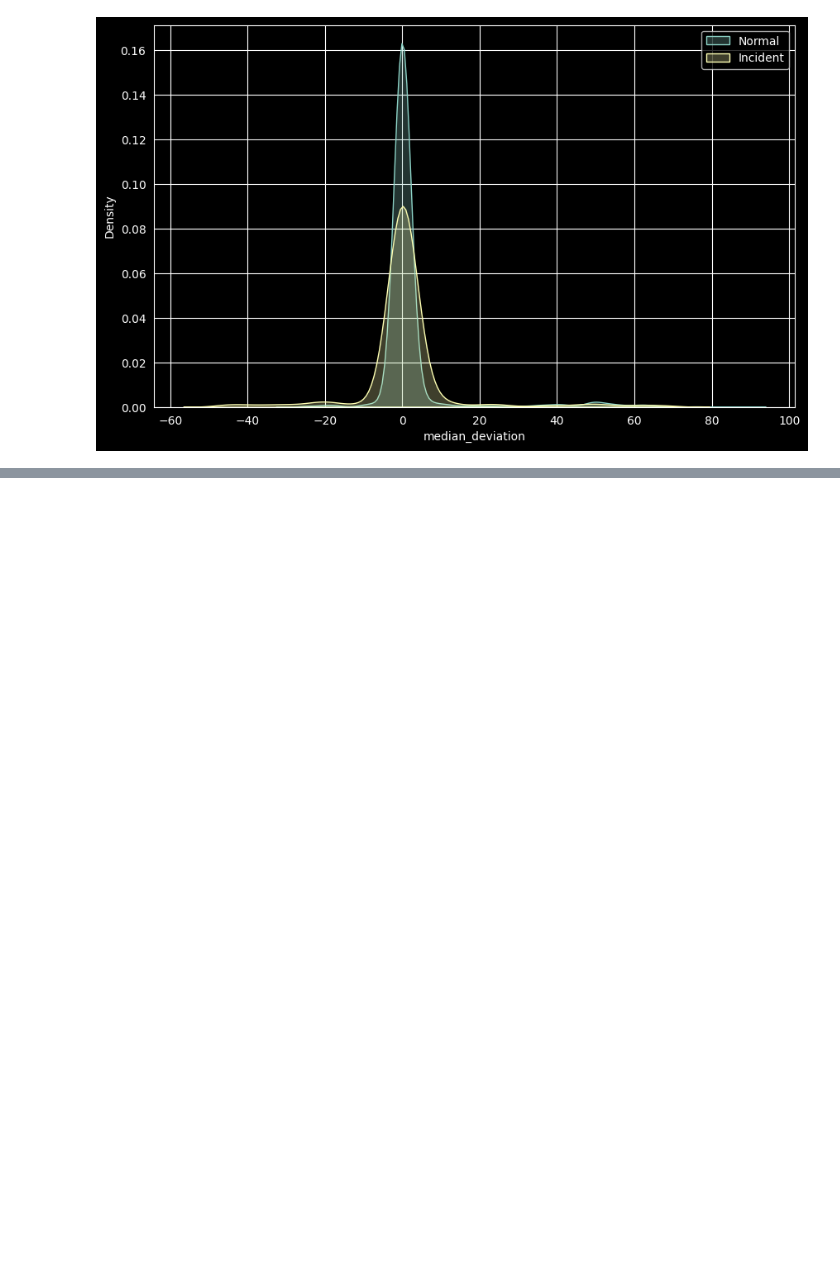
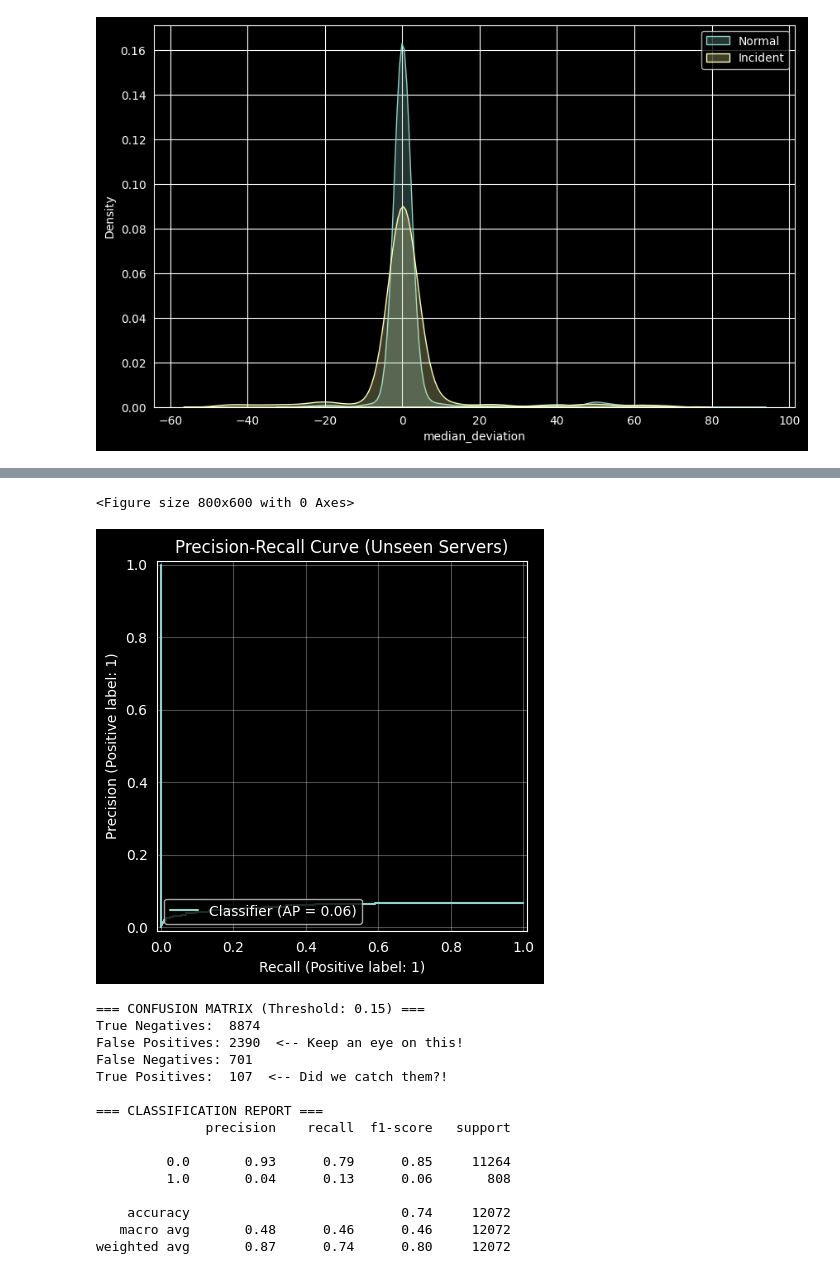
Before and after one commit to Botosel04/PredictiveAlerting-CloudMetrics, a Jupyter notebook: PredictiveAlert.ipynb, the cells around one changed output, grey strips where cells are left out. Drawn from its saved outputs; the diff is of its cells as text; code cells hidden in the pictures; blank space fills up the shorter version.

Commit message:
Baseline pipeline working, Precision 6.54

```diff
--- a/PredictiveAlert.ipynb
+++ b/PredictiveAlert.ipynb
@@ -2,6 +2,4 @@
 import pandas as pd
 import json
 import os
-
-ANOMALY_WINDOW_PATH = 'labels/combined_windows.json'
 # %%
@@ -51,6 +49,7 @@ print(df[df['is_incident'] == 1])
 
 [405 rows x 3 columns]
 # %%
+import pywt
 import numpy as np
 
 def engineer_features(df, rolling_window_size=12):
@@ -65,16 +64,28 @@ def engineer_features(df, rolling_window_size=12):
     rolling_median = df['value'].rolling(window=rolling_window_size, min_periods=1).median()
     df['median_deviation'] = df['value'] - rolling_median
 
+    chomp_threshold = rolling_median * 0.05
+    df['clean_deviation'] = np.where(np.abs(df['median_deviation']) < chomp_threshold,0, df['median_deviation'])
     # timestamp -> continuous hour
     time_in_hours = df['timestamp'].dt.hour + df['timestamp'].dt.minute / 60.0
 
+    def get_haar_detail(window_data):
+        # We need at least 2 points for a wavelet transform
+        if len(window_data) < 2:
+            return 0.0
+        # cA = smooth trend, cD = detail/jitter
+        cA, cD = pywt.dwt(window_data, 'haar')
+        return np.max(np.abs(cD))
+
+    # Apply wavelet over a short, tight 4-step window (20 minutes)
+    df['wavelet_jitter'] = df['value'].rolling(window=4, min_periods=2).apply(get_haar_detail, raw=True).fillna(0)
     # cyclical encoding
     df['hour_sin'] = np.sin(2 * np.pi * time_in_hours / 24.0)
     df['hour_cos'] = np.cos(2 * np.pi * time_in_hours / 24.0)
 
     return df
-df_features = engineer_features(df, rolling_window_size=12)
-print(df_features)
+df = engineer_features(df, rolling_window_size=12)
+print(df)
 # %% [output]
                timestamp  value  is_incident   z_score  median_deviation  \
 0    2014-02-14 14:27:00  2.296            0  0.000000             0.000
@@ -118,0 +333,48 @@ plt.show()
+# %%
+from sklearn.metrics import PrecisionRecallDisplay
+import matplotlib.pyplot as plt
+
+# 1. Ask for PROBABILITIES, not hard predictions
+# predict_proba returns two columns: [Prob of 0, Prob of 1]. We want column 1.
+y_probs = rf_model.predict_proba(X_test)[:, 1]
+
+# 2. Plot the Precision-Recall Curve (Crucial for your JetBrains report!)
+plt.figure(figsize=(8, 6))
+display = PrecisionRecallDisplay.from_predictions(y_test, y_probs)
+display.ax_.set_title("Precision-Recall Curve (Unseen Servers)")
+plt.grid(True, alpha=0.3)
+plt.show()
+
+# 3. Manually lower the decision threshold!
+# Let's say: "If you are even 15% sure, sound the alarm!"
+custom_threshold = 0.15
+y_pred_custom = (y_probs >= custom_threshold).astype(int)
+
+# 4. Evaluate the new threshold
+print(f"=== CONFUSION MATRIX (Threshold: {custom_threshold}) ===")
+conf_matrix_custom = confusion_matrix(y_test, y_pred_custom)
+print(f"True Negatives:  {conf_matrix_custom[0][0]}")
+print(f"False Positives: {conf_matrix_custom[0][1]}  <-- Keep an eye on this!")
+print(f"False Negatives: {conf_matrix_custom[1][0]}")
+print(f"True Positives:  {conf_matrix_custom[1][1]}  <-- Did we catch them?!")
+
+print("\n=== CLASSIFICATION REPORT ===")
+print(classification_report(y_test, y_pred_custom))
+# %% [output]
+<Figure size 800x600 with 0 Axes>
+[figure, added]
+=== CONFUSION MATRIX (Threshold: 0.15) ===
+True Negatives:  8874
+False Positives: 2390  <-- Keep an eye on this!
+False Negatives: 701
+True Positives:  107  <-- Did we catch them?!
+
+=== CLASSIFICATION REPORT ===
+              precision    recall  f1-score   support
+
+         0.0       0.93      0.79      0.85     11264
+         1.0       0.04      0.13      0.06       808
+
+    accuracy                           0.74     12072
+   macro avg       0.48      0.46      0.46     12072
+weighted avg       0.87      0.74      0.80     12072
```
Also changed, not shown: parts of 9 cells of this notebook, 1 other file.
